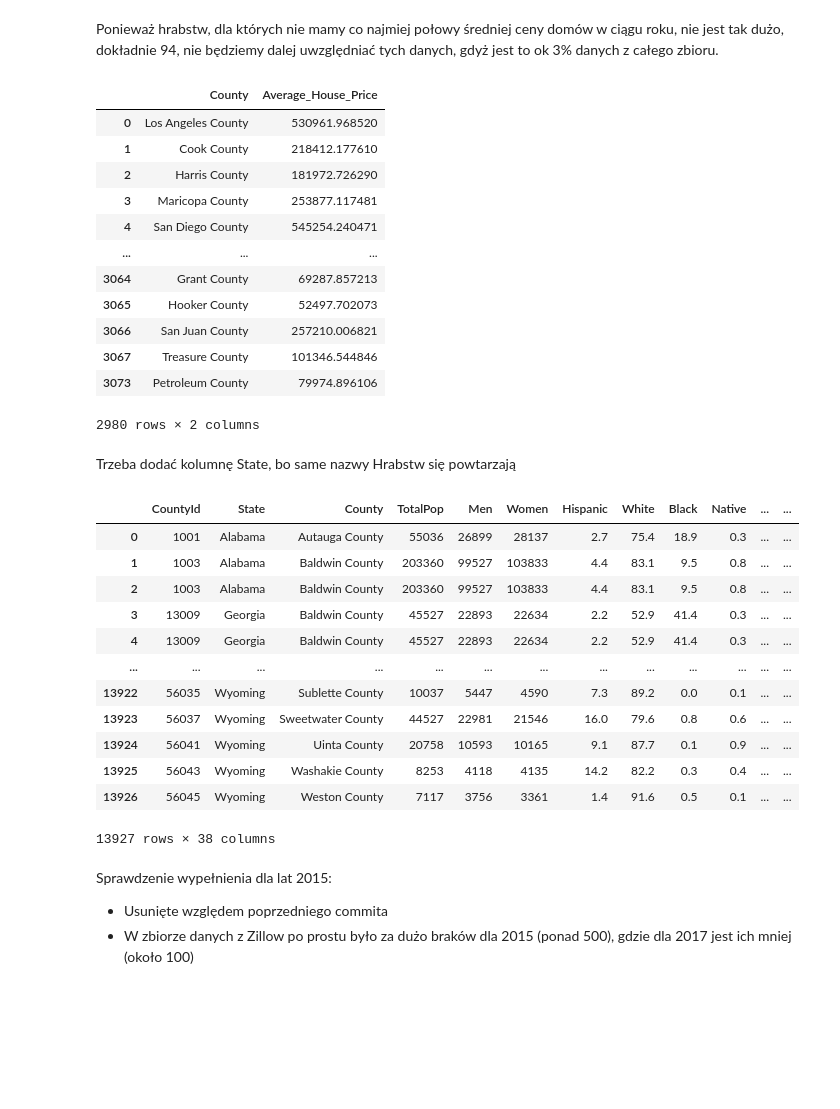
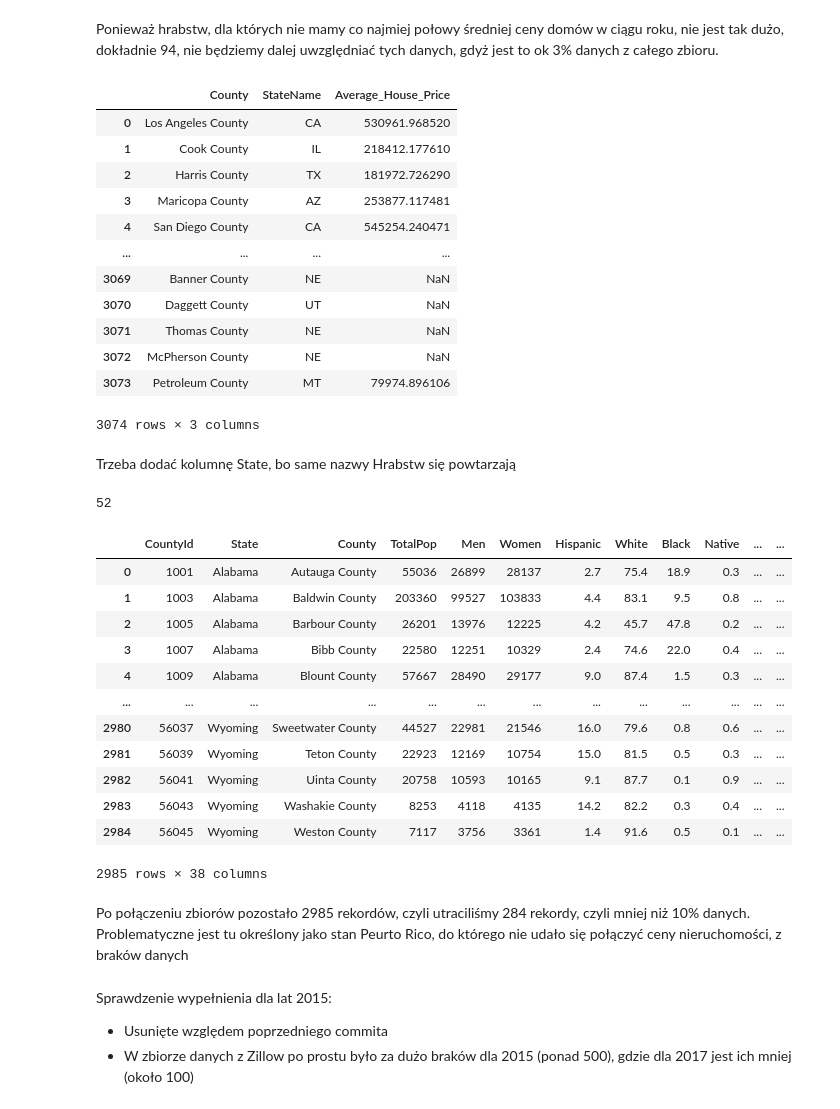
Before and after one commit to juskom/MED2024Z-PROJEKT, a Jupyter notebook: EDA.ipynb, the cells around one changed output. Saved outputs shown, nothing was run; the diff lists cells and outputs as text; code cells hidden in the pictures; blank space fills up the shorter version.

Commit message:
ostatecznie połączone zbiory danych

```diff
--- a/EDA.ipynb
+++ b/EDA.ipynb
@@ -98,6 +98,7 @@ Ilość obiektów po usunięcie braków: 3219
 # indeksy atrybutów, które chcemy wczytać
 col_idx = list(range(213, 225))
 col_idx.insert(0, 2)
+col_idx.insert(1, 4)
 df_m = pd.read_csv("data/County_zhvi_uc_sfrcondo_tier_0.33_0.67_sm_sa_month.csv", usecols = col_idx)
 
 df_m.head()
@@ -176,24 +177,24 @@ Ponieważ hrabstw, dla których nie mamy co najmiej połowy średniej ceny domó
 # %%
 df_m_cleaned = df_m.dropna(subset=df_m.columns[1:], how='all')
 
-df_m_cleaned = df_m_cleaned.assign(Average_House_Price=df_m_cleaned.iloc[:, 1:].mean(axis=1))
-df_m_cleaned.drop(df_m_cleaned.columns[1:13], axis = 1, inplace = True)
+df_m_cleaned = df_m_cleaned.assign(Average_House_Price=df_m_cleaned.iloc[:, 2:].mean(axis=1))
+df_m_cleaned.drop(df_m_cleaned.columns[2:14], axis = 1, inplace = True)
 df_m_cleaned = df_m_cleaned.rename(columns={"RegionName": "County",})
 df_m_cleaned
 # %% [output]
-|  | County | Average_House_Price |
-| 0 | Los Angeles County | 530961.968520 |
-| 1 | Cook County | 218412.177610 |
-| 2 | Harris County | 181972.726290 |
-| 3 | Maricopa County | 253877.117481 |
-| 4 | San Diego County | 545254.240471 |
-| ... | ... | ... |
-| 3064 | Grant County | 69287.857213 |
-| 3065 | Hooker County | 52497.702073 |
-| 3066 | San Juan County | 257210.006821 |
-| 3067 | Treasure County | 101346.544846 |
-| 3073 | Petroleum County | 79974.896106 |
+|  | County | StateName | Average_House_Price |
+| 0 | Los Angeles County | CA | 530961.968520 |
+| 1 | Cook County | IL | 218412.177610 |
+| 2 | Harris County | TX | 181972.726290 |
+| 3 | Maricopa County | AZ | 253877.117481 |
+| 4 | San Diego County | CA | 545254.240471 |
+| ... | ... | ... | ... |
+| 3069 | Banner County | NE | NaN |
+| 3070 | Daggett County | UT | NaN |
+| 3071 | Thomas County | NE | NaN |
+| 3072 | McPherson County | NE | NaN |
+| 3073 | Petroleum County | MT | 79974.896106 |
-2980 rows × 2 columns
+3074 rows × 3 columns
 # %% [markdown]
 Trzeba dodać kolumnę State, bo same nazwy Hrabstw się powtarzają
 # %%
@@ -207,6 +208,7 @@ state_abbrev_to_name = {
     'CO': 'Colorado',
     'CT': 'Connecticut',
     'DE': 'Delaware',
+    'DC': 'District of Columbia',
     'FL': 'Florida',
     'GA': 'Georgia',
     'HI': 'Hawaii',
@@ -243,30 +245,40 @@ state_abbrev_to_name = {
     'TN': 'Tennessee',
     'TX': 'Texas',
     'UT': 'Utah',
-    'VT': 'Vemont',
+    'VT': 'Vermont',
     'VA': 'Virginia',
     'WA': 'Washington',
     'WV': 'West Virginia',
     'WI': 'Wisconsin',
-    'WY': 'Wyoming'
+    'WY': 'Wyoming',
+    'PR': 'Puerto Rico'
 }
+
+print(len(state_abbrev_to_name))
+
+df_m_cleaned = df_m_cleaned.assign(State=df_m_cleaned.iloc[:, 1].map(state_abbrev_to_name))
+df_m_cleaned.drop(columns="StateName", axis = 1, inplace = True)
+# %% [output]
+52
 # %%
-dd=  df.merge(df_m_cleaned, on = "County")
-dd
+df_merged = df.merge(df_m_cleaned, on = ["County", "State"])
+df_merged
 # %% [output]
 |  | CountyId | State | County | TotalPop | Men | Women | Hispanic | White | Black | Native | ... | ... |
 | 0 | 1001 | Alabama | Autauga County | 55036 | 26899 | 28137 | 2.7 | 75.4 | 18.9 | 0.3 | ... | ... |
 | 1 | 1003 | Alabama | Baldwin County | 203360 | 99527 | 103833 | 4.4 | 83.1 | 9.5 | 0.8 | ... | ... |
-| 2 | 1003 | Alabama | Baldwin County | 203360 | 99527 | 103833 | 4.4 | 83.1 | 9.5 | 0.8 | ... | ... |
-| 3 | 13009 | Georgia | Baldwin County | 45527 | 22893 | 22634 | 2.2 | 52.9 | 41.4 | 0.3 | ... | ... |
-| 4 | 13009 | Georgia | Baldwin County | 45527 | 22893 | 22634 | 2.2 | 52.9 | 41.4 | 0.3 | ... | ... |
+| 2 | 1005 | Alabama | Barbour County | 26201 | 13976 | 12225 | 4.2 | 45.7 | 47.8 | 0.2 | ... | ... |
+| 3 | 1007 | Alabama | Bibb County | 22580 | 12251 | 10329 | 2.4 | 74.6 | 22.0 | 0.4 | ... | ... |
+| 4 | 1009 | Alabama | Blount County | 57667 | 28490 | 29177 | 9.0 | 87.4 | 1.5 | 0.3 | ... | ... |
 | ... | ... | ... | ... | ... | ... | ... | ... | ... | ... | ... | ... | ... |
-| 13922 | 56035 | Wyoming | Sublette County | 10037 | 5447 | 4590 | 7.3 | 89.2 | 0.0 | 0.1 | ... | ... |
-| 13923 | 56037 | Wyoming | Sweetwater County | 44527 | 22981 | 21546 | 16.0 | 79.6 | 0.8 | 0.6 | ... | ... |
-| 13924 | 56041 | Wyoming | Uinta County | 20758 | 10593 | 10165 | 9.1 | 87.7 | 0.1 | 0.9 | ... | ... |
-| 13925 | 56043 | Wyoming | Washakie County | 8253 | 4118 | 4135 | 14.2 | 82.2 | 0.3 | 0.4 | ... | ... |
-| 13926 | 56045 | Wyoming | Weston County | 7117 | 3756 | 3361 | 1.4 | 91.6 | 0.5 | 0.1 | ... | ... |
+| 2980 | 56037 | Wyoming | Sweetwater County | 44527 | 22981 | 21546 | 16.0 | 79.6 | 0.8 | 0.6 | ... | ... |
+| 2981 | 56039 | Wyoming | Teton County | 22923 | 12169 | 10754 | 15.0 | 81.5 | 0.5 | 0.3 | ... | ... |
+| 2982 | 56041 | Wyoming | Uinta County | 20758 | 10593 | 10165 | 9.1 | 87.7 | 0.1 | 0.9 | ... | ... |
+| 2983 | 56043 | Wyoming | Washakie County | 8253 | 4118 | 4135 | 14.2 | 82.2 | 0.3 | 0.4 | ... | ... |
+| 2984 | 56045 | Wyoming | Weston County | 7117 | 3756 | 3361 | 1.4 | 91.6 | 0.5 | 0.1 | ... | ... |
-13927 rows × 38 columns
+2985 rows × 38 columns
+# %% [markdown]
+Po połączeniu zbiorów pozostało 2985 rekordów, czyli utraciliśmy 284 rekordy, czyli mniej niż 10% danych. Problematyczne jest tu określony jako stan Peurto Rico, do którego nie udało się połączyć ceny nieruchomości, z braków danych
 # %% [markdown]
 Sprawdzenie wypełnienia dla lat 2015:
  - Usunięte względem poprzedniego commita
```
Also changed, not shown: parts of 3 cells of this notebook.
